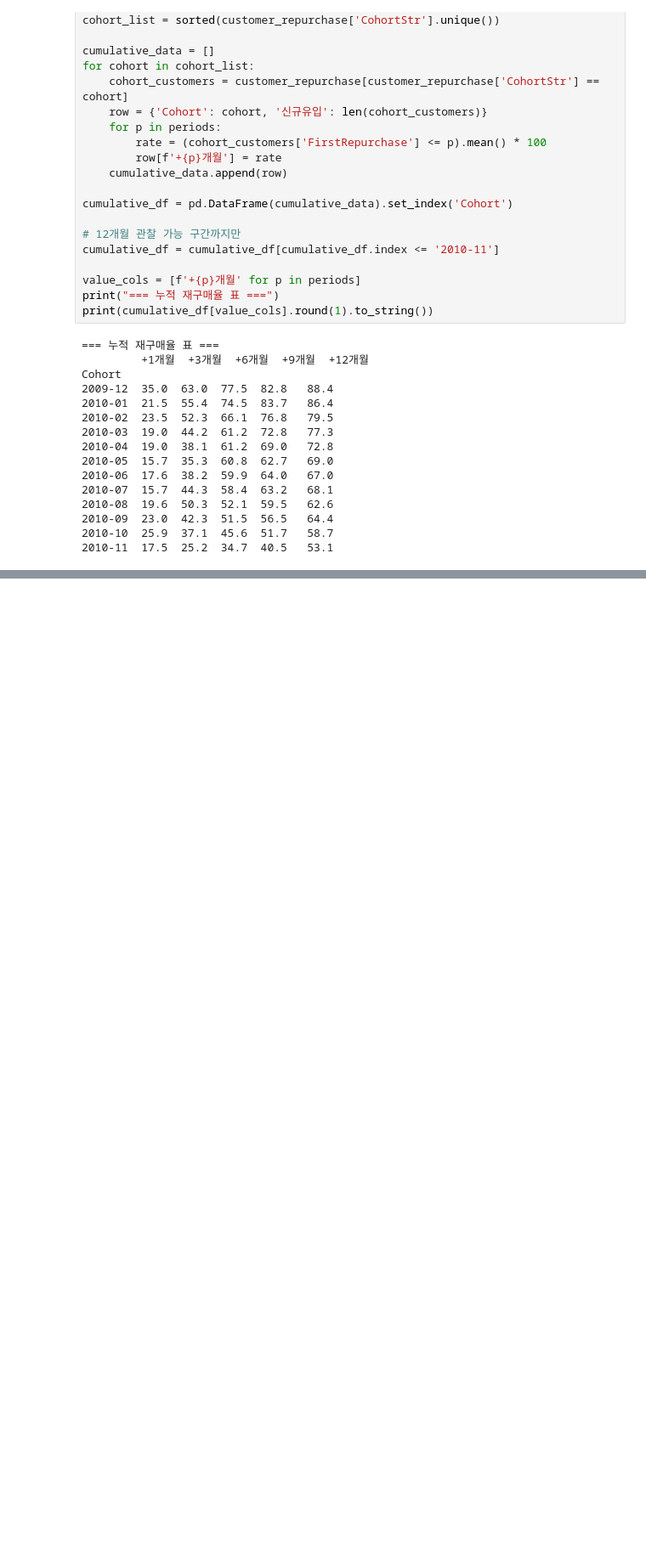
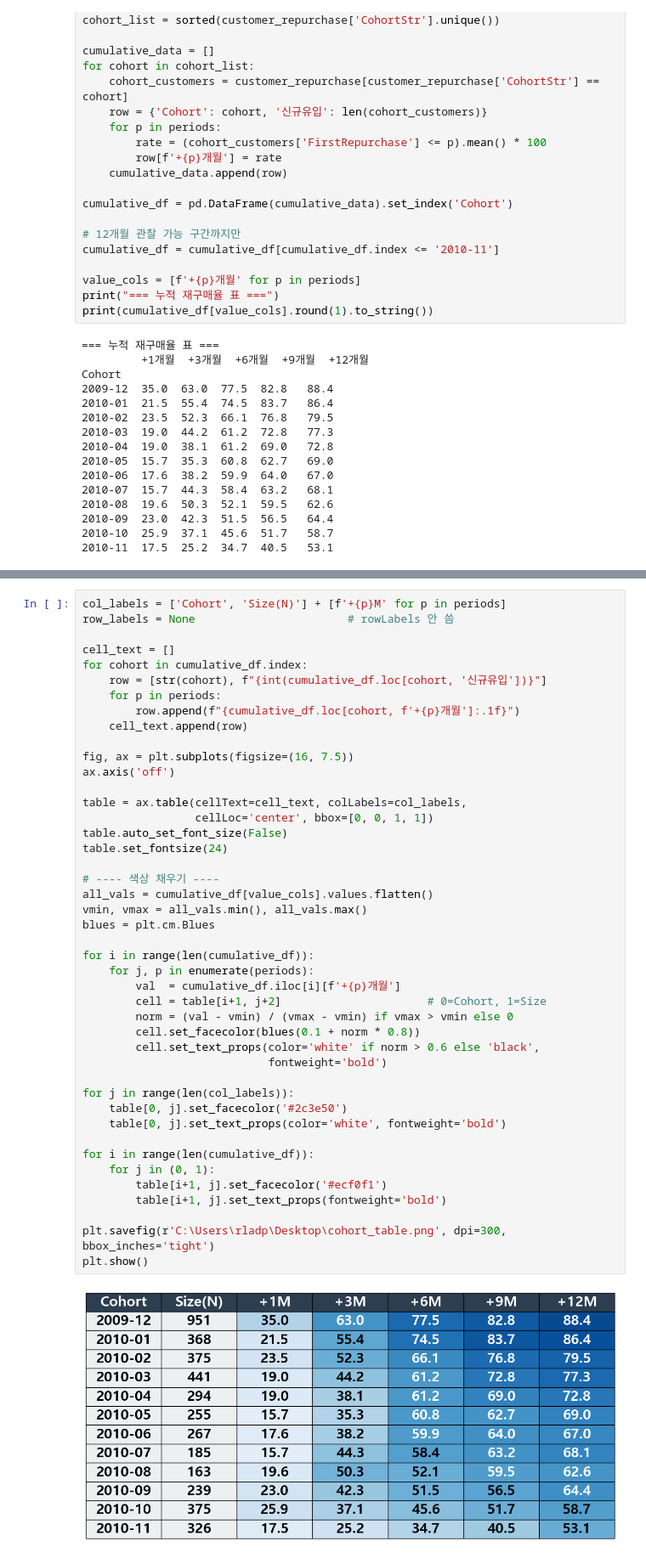
Before and after one commit to yeseok-Kim/ACK_2_Cohort_Transformer, a Jupyter notebook: cohort/cohort_analysis.ipynb, the cells around one changed output, grey strips where cells are left out. Shown at 85% size. Cells and saved outputs as stored; diff of their text form; blank space fills up the shorter version.

```diff
--- a/cohort/cohort_analysis.ipynb
+++ b/cohort/cohort_analysis.ipynb
@@ -179,0 +400,46 @@ plt.show()
+# %%
+col_labels = ['Cohort', 'Size(N)'] + [f'+{p}M' for p in periods]
+row_labels = None                       # rowLabels 안 씀
+
+cell_text = []
+for cohort in cumulative_df.index:
+    row = [str(cohort), f"{int(cumulative_df.loc[cohort, '신규유입'])}"]
+    for p in periods:
+        row.append(f"{cumulative_df.loc[cohort, f'+{p}개월']:.1f}")
+    cell_text.append(row)
+
+fig, ax = plt.subplots(figsize=(16, 7.5))
+ax.axis('off')
+
+table = ax.table(cellText=cell_text, colLabels=col_labels,
+                 cellLoc='center', bbox=[0, 0, 1, 1])
+table.auto_set_font_size(False)
+table.set_fontsize(24)
+
+# ---- 색상 채우기 ----
+all_vals = cumulative_df[value_cols].values.flatten()
+vmin, vmax = all_vals.min(), all_vals.max()
+blues = plt.cm.Blues
+
+for i in range(len(cumulative_df)):
+    for j, p in enumerate(periods):
+        val  = cumulative_df.iloc[i][f'+{p}개월']
+        cell = table[i+1, j+2]                      # 0=Cohort, 1=Size
+        norm = (val - vmin) / (vmax - vmin) if vmax > vmin else 0
+        cell.set_facecolor(blues(0.1 + norm * 0.8))
+        cell.set_text_props(color='white' if norm > 0.6 else 'black',
+                            fontweight='bold')
+
+for j in range(len(col_labels)):
+    table[0, j].set_facecolor('#2c3e50')
+    table[0, j].set_text_props(color='white', fontweight='bold')
+
+for i in range(len(cumulative_df)):
+    for j in (0, 1):
+        table[i+1, j].set_facecolor('#ecf0f1')
+        table[i+1, j].set_text_props(fontweight='bold')
+
+plt.savefig(r'C:\Users\rladp\Desktop\cohort_table.png', dpi=300, bbox_inches='tight')
+plt.show()
+# %% [output]
+[figure, added]
```
Also changed, not shown: parts of 11 cells of this notebook, 9 other files.
